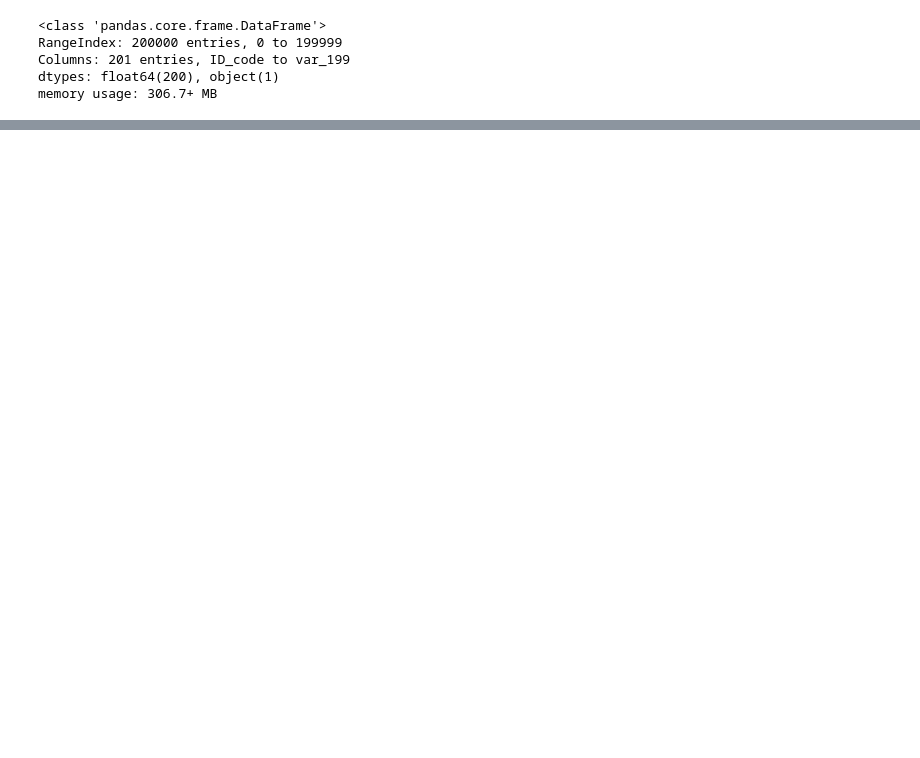
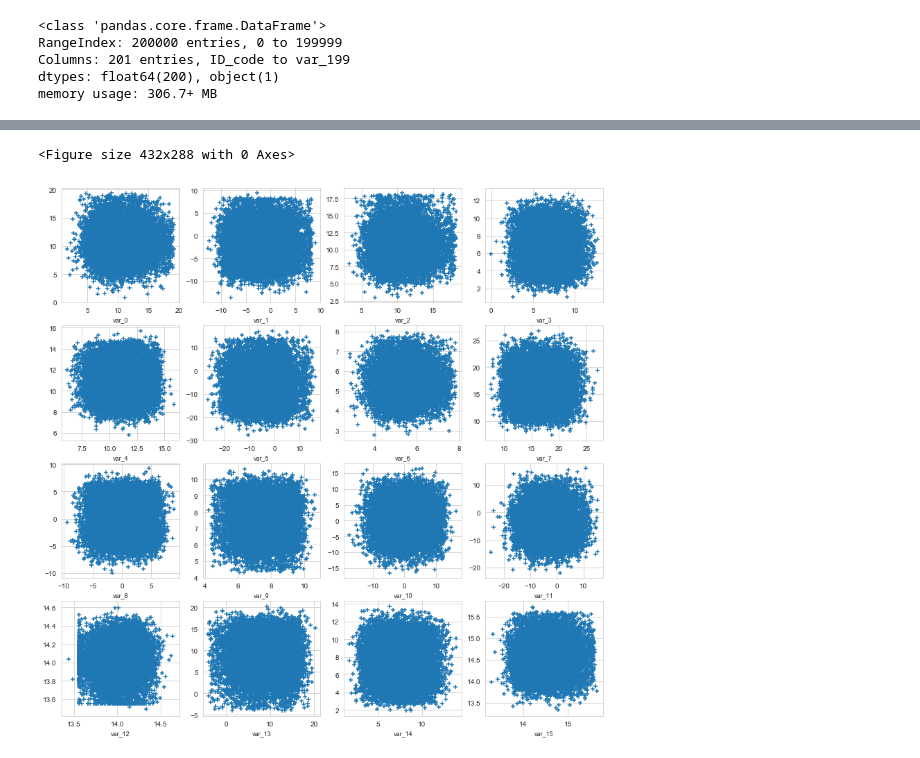
Before and after one commit to zerosum99/kaggle_study_bundang, a Jupyter notebook: 산단테르 데이터 .ipynb, the cells around one changed output, grey strips where cells are left out. Cells and saved outputs as stored; diff of their text form; code cells hidden in the pictures; blank space fills up the shorter version.

```diff
--- a/산단테르 데이터 .ipynb
+++ b/산단테르 데이터 .ipynb
@@ -57,0 +175,21 @@ memory usage: 306.7+ MB
+# %%
+def plot_feature_scatter(df1, df2, features):
+    i = 0
+    sns.set_style('whitegrid')
+    plt.figure()
+    fig, ax = plt.subplots(4,4,figsize=(14,14))
+
+    for feature in features:
+        i += 1
+        plt.subplot(4,4,i)
+        plt.scatter(df1[feature], df2[feature], marker='+')
+        plt.xlabel(feature, fontsize=9)
+    plt.show();
+# %%
+features = ['var_0', 'var_1','var_2','var_3', 'var_4', 'var_5', 'var_6', 'var_7',
+           'var_8', 'var_9', 'var_10','var_11','var_12', 'var_13', 'var_14', 'var_15',
+           ]
+plot_feature_scatter(train_df[::20],test_df[::20], features)
+# %% [output]
+<Figure size 432x288 with 0 Axes>
+[figure, added]
```
Also changed, not shown: parts of 71 cells of this notebook, 2 other files.
